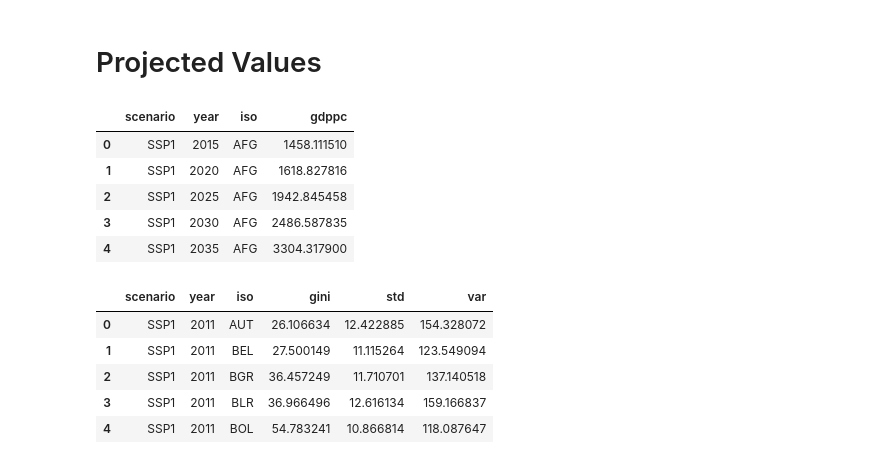
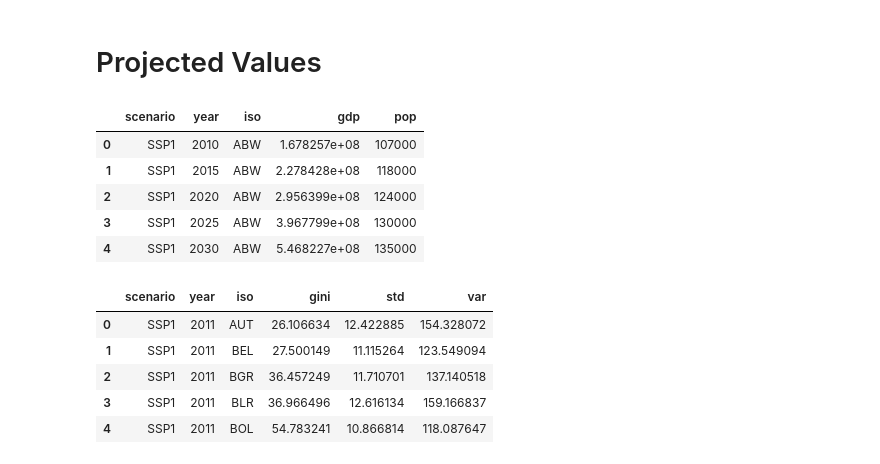
Before and after one commit to gidden/gini_projections_rao_2018, a Jupyter notebook: gini_gdp_pc_plot_by_region.ipynb, the cells around one changed output. Cells and saved outputs as stored; diff of their text form; code cells hidden in the pictures.

```diff
--- a/gini_gdp_pc_plot_by_region.ipynb
+++ b/gini_gdp_pc_plot_by_region.ipynb
@@ -19,16 +19,16 @@ region_colors = {r: palette.pop() for r in regions}
 # %%
 # inc and ineq
 pdf = pd.read_csv('../econ/nbs/data/projections_ur_income.csv', index_col=[0, 1])
-pdf = pdf.loc[['SSP1', 'SSP4']][['iso', 'gdppc']].reset_index()
+pdf = pdf.loc[['SSP1', 'SSP4']][['iso', 'gdp', 'pop']].reset_index()
 pdf = pdf[pdf.year <= 2050]
 pdf.head()
 # %% [output]
-|  | scenario | year | iso | gdppc |
-| 0 | SSP1 | 2015 | AFG | 1458.111510 |
-| 1 | SSP1 | 2020 | AFG | 1618.827816 |
-| 2 | SSP1 | 2025 | AFG | 1942.845458 |
-| 3 | SSP1 | 2030 | AFG | 2486.587835 |
-| 4 | SSP1 | 2035 | AFG | 3304.317900 |
+|  | scenario | year | iso | gdp | pop |
+| 0 | SSP1 | 2010 | ABW | 1.678257e+08 | 107000 |
+| 1 | SSP1 | 2015 | ABW | 2.278428e+08 | 118000 |
+| 2 | SSP1 | 2020 | ABW | 2.956399e+08 | 124000 |
+| 3 | SSP1 | 2025 | ABW | 3.967799e+08 | 130000 |
+| 4 | SSP1 | 2030 | ABW | 5.468227e+08 | 135000 |
 # %%
 # std of ineq
 sdf = pd.read_csv('adjusted_multi_single.csv') # result of smooth.ipynb
```
Also changed, not shown: parts of 4 cells of this notebook.
